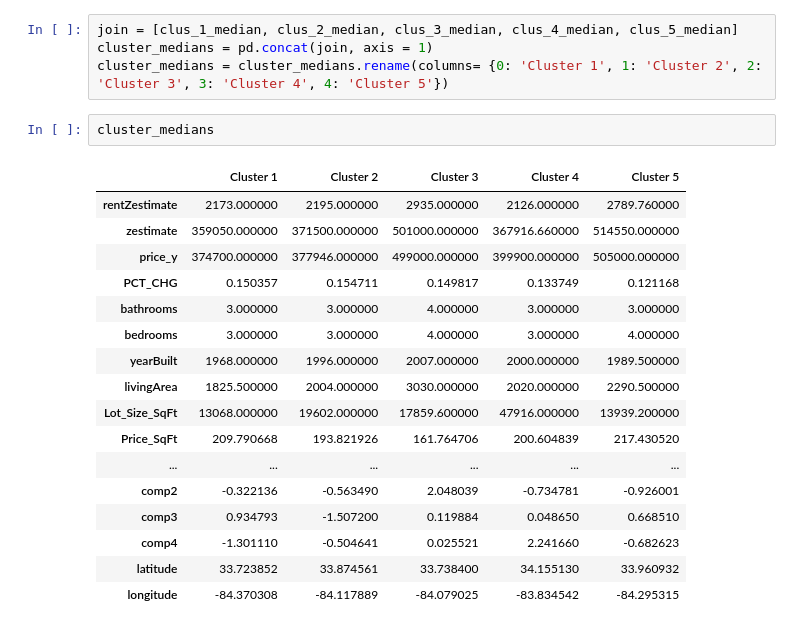
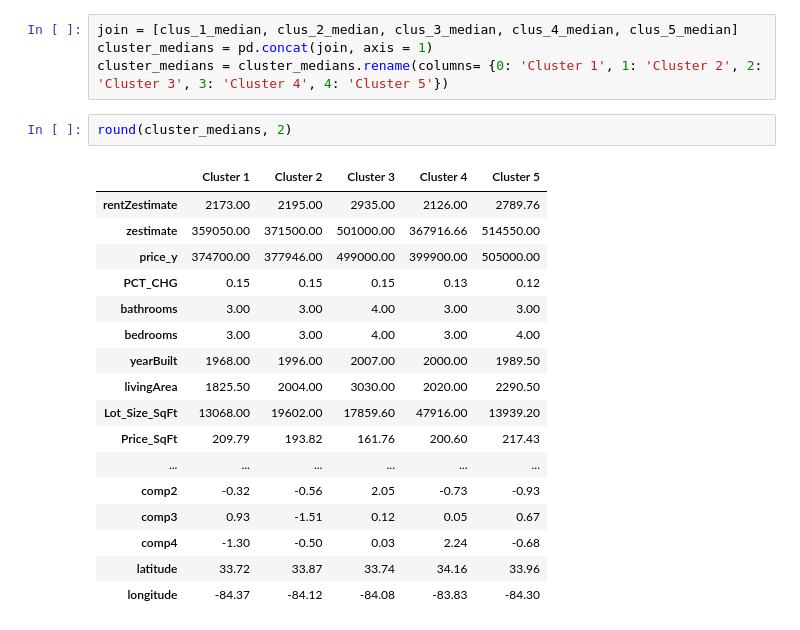
Before and after one commit to nsharma73/capstone_haystack, a Jupyter notebook: Capstone_Project_PCA_Analysis_Numerical_Features.ipynb, the cells around one changed output. Saved outputs shown, nothing was run; the diff lists cells and outputs as text.

```diff
--- a/Capstone_Project_PCA_Analysis_Numerical_Features.ipynb
+++ b/Capstone_Project_PCA_Analysis_Numerical_Features.ipynb
@@ -566,23 +566,23 @@ clus_5_median = df5.select_dtypes(include=['int64','float64']).median()
 join = [clus_1_median, clus_2_median, clus_3_median, clus_4_median, clus_5_median]
 cluster_medians = pd.concat(join, axis = 1)
 cluster_medians = cluster_medians.rename(columns= {0: 'Cluster 1', 1: 'Cluster 2', 2: 'Cluster 3', 3: 'Cluster 4', 4: 'Cluster 5'})
-# %%
-cluster_medians
-# %% [output]
-|  | Cluster 1 | Cluster 2 | Cluster 3 | Cluster 4 | Cluster 5 |
-| rentZestimate | 2173.000000 | 2195.000000 | 2935.000000 | 2126.000000 | 2789.760000 |
-| zestimate | 359050.000000 | 371500.000000 | 501000.000000 | 367916.660000 | 514550.000000 |
-| price_y | 374700.000000 | 377946.000000 | 499000.000000 | 399900.000000 | 505000.000000 |
-| PCT_CHG | 0.150357 | 0.154711 | 0.149817 | 0.133749 | 0.121168 |
-| bathrooms | 3.000000 | 3.000000 | 4.000000 | 3.000000 | 3.000000 |
-| bedrooms | 3.000000 | 3.000000 | 4.000000 | 3.000000 | 4.000000 |
-| yearBuilt | 1968.000000 | 1996.000000 | 2007.000000 | 2000.000000 | 1989.500000 |
-| livingArea | 1825.500000 | 2004.000000 | 3030.000000 | 2020.000000 | 2290.500000 |
-| Lot_Size_SqFt | 13068.000000 | 19602.000000 | 17859.600000 | 47916.000000 | 13939.200000 |
-| Price_SqFt | 209.790668 | 193.821926 | 161.764706 | 200.604839 | 217.430520 |
-| ... | ... | ... | ... | ... | ... |
-| comp2 | -0.322136 | -0.563490 | 2.048039 | -0.734781 | -0.926001 |
-| comp3 | 0.934793 | -1.507200 | 0.119884 | 0.048650 | 0.668510 |
-| comp4 | -1.301110 | -0.504641 | 0.025521 | 2.241660 | -0.682623 |
-| latitude | 33.723852 | 33.874561 | 33.738400 | 34.155130 | 33.960932 |
-| longitude | -84.370308 | -84.117889 | -84.079025 | -83.834542 | -84.295315 |
+# %%
+round(cluster_medians, 2)
+# %% [output]
+|  | Cluster 1 | Cluster 2 | Cluster 3 | Cluster 4 | Cluster 5 |
+| rentZestimate | 2173.00 | 2195.00 | 2935.00 | 2126.00 | 2789.76 |
+| zestimate | 359050.00 | 371500.00 | 501000.00 | 367916.66 | 514550.00 |
+| price_y | 374700.00 | 377946.00 | 499000.00 | 399900.00 | 505000.00 |
+| PCT_CHG | 0.15 | 0.15 | 0.15 | 0.13 | 0.12 |
+| bathrooms | 3.00 | 3.00 | 4.00 | 3.00 | 3.00 |
+| bedrooms | 3.00 | 3.00 | 4.00 | 3.00 | 4.00 |
+| yearBuilt | 1968.00 | 1996.00 | 2007.00 | 2000.00 | 1989.50 |
+| livingArea | 1825.50 | 2004.00 | 3030.00 | 2020.00 | 2290.50 |
+| Lot_Size_SqFt | 13068.00 | 19602.00 | 17859.60 | 47916.00 | 13939.20 |
+| Price_SqFt | 209.79 | 193.82 | 161.76 | 200.60 | 217.43 |
+| ... | ... | ... | ... | ... | ... |
+| comp2 | -0.32 | -0.56 | 2.05 | -0.73 | -0.93 |
+| comp3 | 0.93 | -1.51 | 0.12 | 0.05 | 0.67 |
+| comp4 | -1.30 | -0.50 | 0.03 | 2.24 | -0.68 |
+| latitude | 33.72 | 33.87 | 33.74 | 34.16 | 33.96 |
+| longitude | -84.37 | -84.12 | -84.08 | -83.83 | -84.30 |
```
